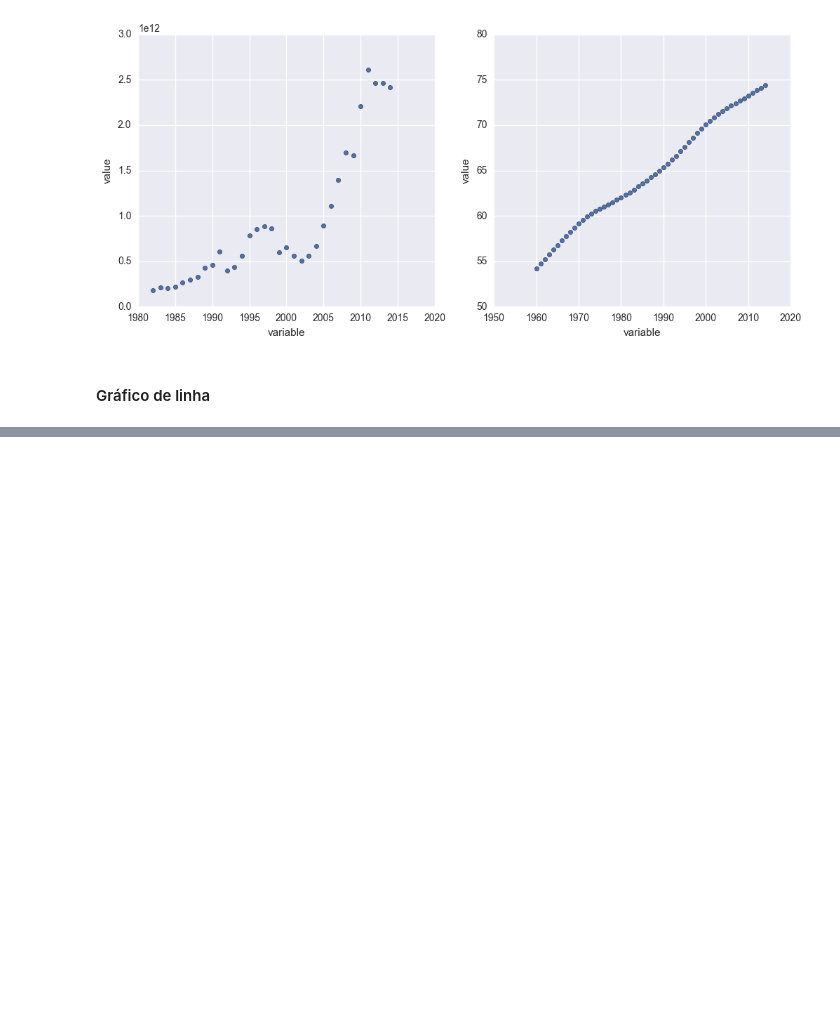
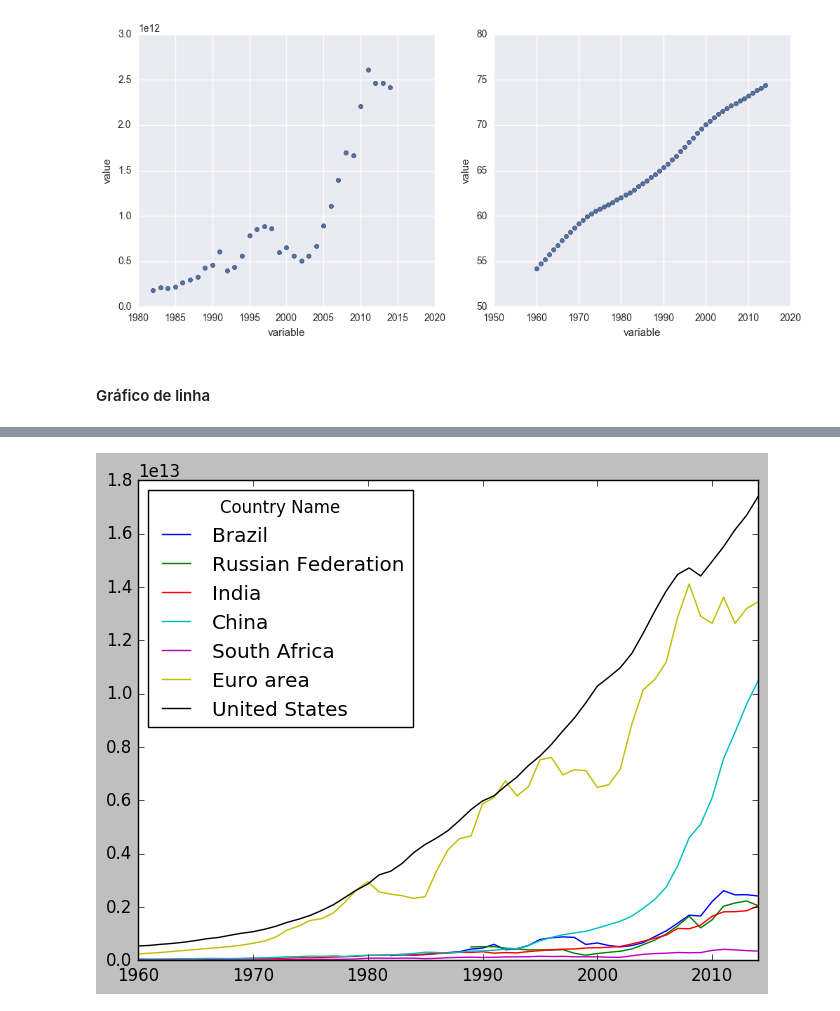
Before and after one commit to if1015-datascience-ufpe/slides, a Jupyter notebook: aula09-datavis-parte01.ipynb, the cells around one changed output, grey strips where cells are left out. Saved outputs shown, nothing was run; the diff lists cells and outputs as text; code cells hidden in the pictures; blank space fills up the shorter version.

```diff
--- a/aula09-datavis-parte01.ipynb
+++ b/aula09-datavis-parte01.ipynb
@@ -295,2 +292,6 @@ matplotlib.style.available
 # %%
-matplotlib.style.use('fivethirtyeight')
+matplotlib.style.use('classic')
+# %%
+gdp.loc[BRICS].T.plot.line();
+# %% [output]
+[figure, added]
```
Also changed, not shown: parts of 14 cells of this notebook, 1 other file.
